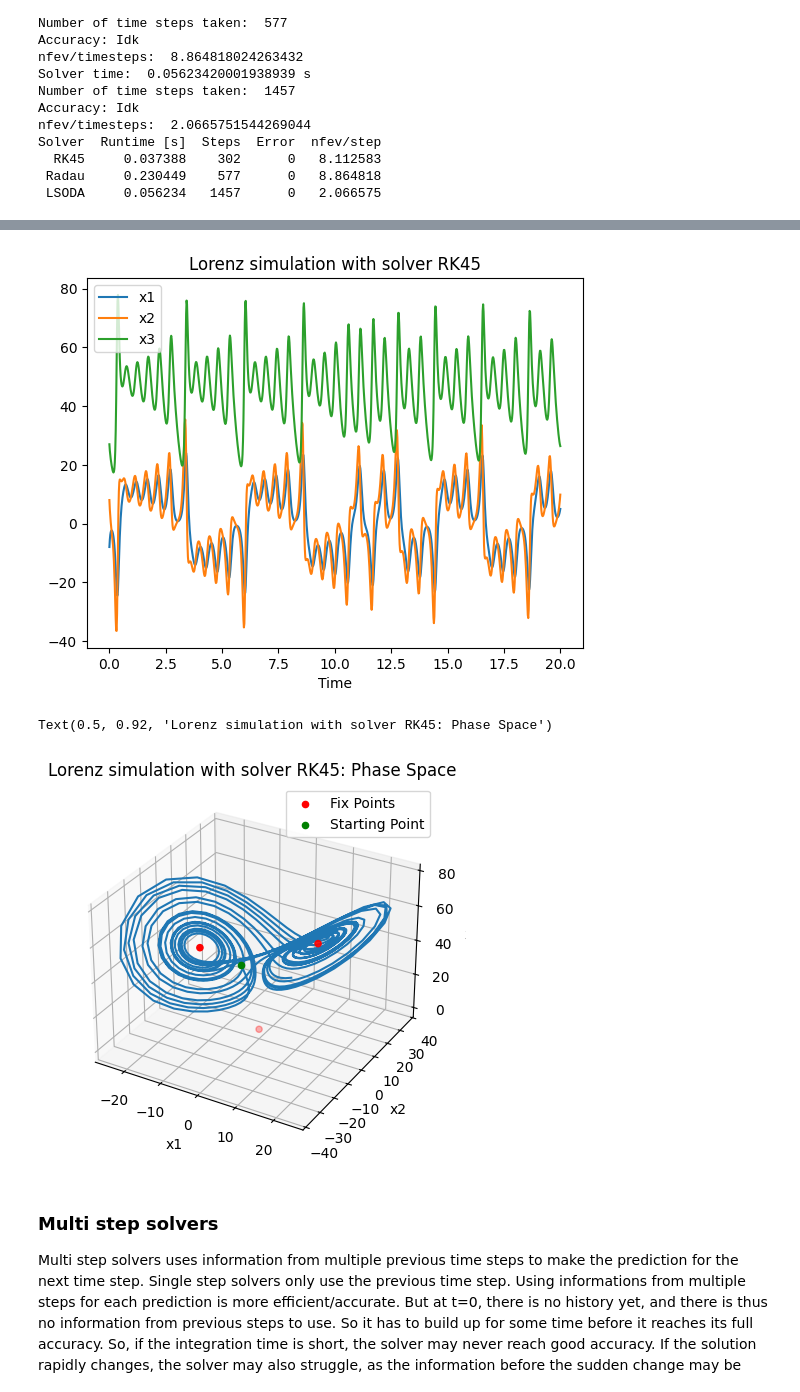
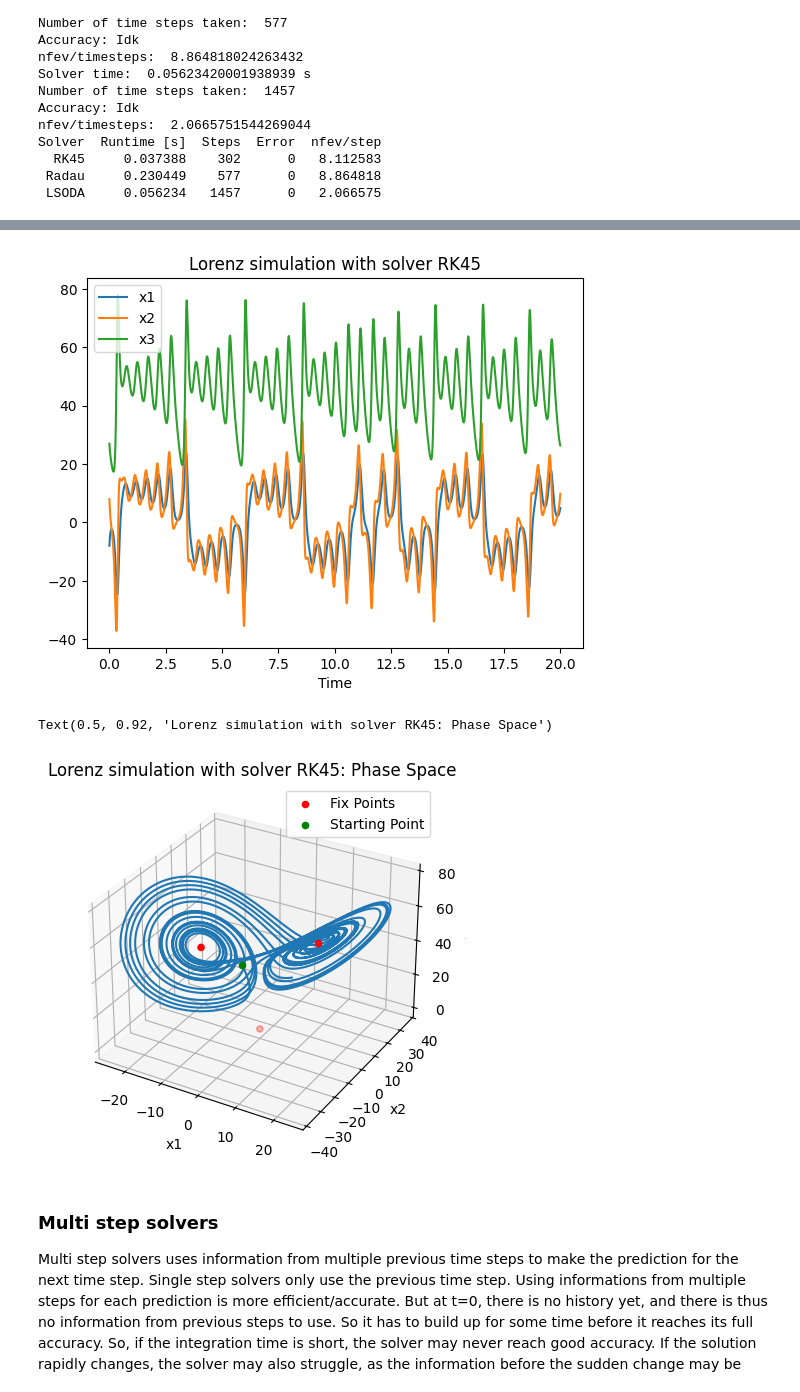
Before and after one commit to Emilwikk/Modsim-Labs, a Jupyter notebook: Simulate-and-plot.ipynb, the cells around one changed output, grey strips where cells are left out. Cells and saved outputs as stored; diff of their text form; code cells hidden in the pictures.

```diff
--- a/Simulate-and-plot.ipynb
+++ b/Simulate-and-plot.ipynb
@@ -468,7 +468,7 @@ ax.set_title("Belousov-Zhabotinsky simulation with solver RK45: Phase Space")
 # Lorenz Plots
 
 # Time Series
-t_plot_Lorenz = np.linspace(t_Lorenz[0], t_Lorenz[1], 1000)
+t_plot_Lorenz = np.linspace(t_Lorenz[0], t_Lorenz[1], 10000)
 y_plot_Lorenz = y_Lorenz_RK45(t_plot_Lorenz)
 
 plt.figure()
@@ -479,34 +479,34 @@ plt.plot(t_plot_Lorenz, y_plot_Lorenz[2,:],label='x3')
 plt.xlabel('Time')
 plt.legend()
 plt.show()
 
 # Phase Diagram
 fig = plt.figure()
 ax = fig.add_subplot(111, projection="3d")
 
 ax.plot(
     y_plot_Lorenz[0,:],
     y_plot_Lorenz[1,:],
     y_plot_Lorenz[2,:]
 )
 
 # Fix Points
 ax.scatter(*fixPts_Lorenz.T, label= "Fix Points", color="r")
 
 ax.scatter(y_plot_Lorenz[0,0],y_plot_Lorenz[1,0],y_plot_Lorenz[2,0], label="Starting Point", color="g")
 ax.set_xlabel('x1')
 ax.set_ylabel('x2')
 ax.set_zlabel('x3')
 ax.legend()
 ax.set_title("Lorenz simulation with solver RK45: Phase Space")
 # %% [output]
 [figure]
 [figure]
 [figure]
 [figure]
 [figure]
 Text(0.5, 0.92, 'Lorenz simulation with solver RK45: Phase Space')
-[figure, old version]
+[figure, new version]
 # %% [markdown]
  ### Multi step solvers
  Multi step solvers uses information from multiple previous time steps to make the prediction for the next time step. Single step solvers only use the previous time step.
```
Also changed, not shown: 1 other file.
